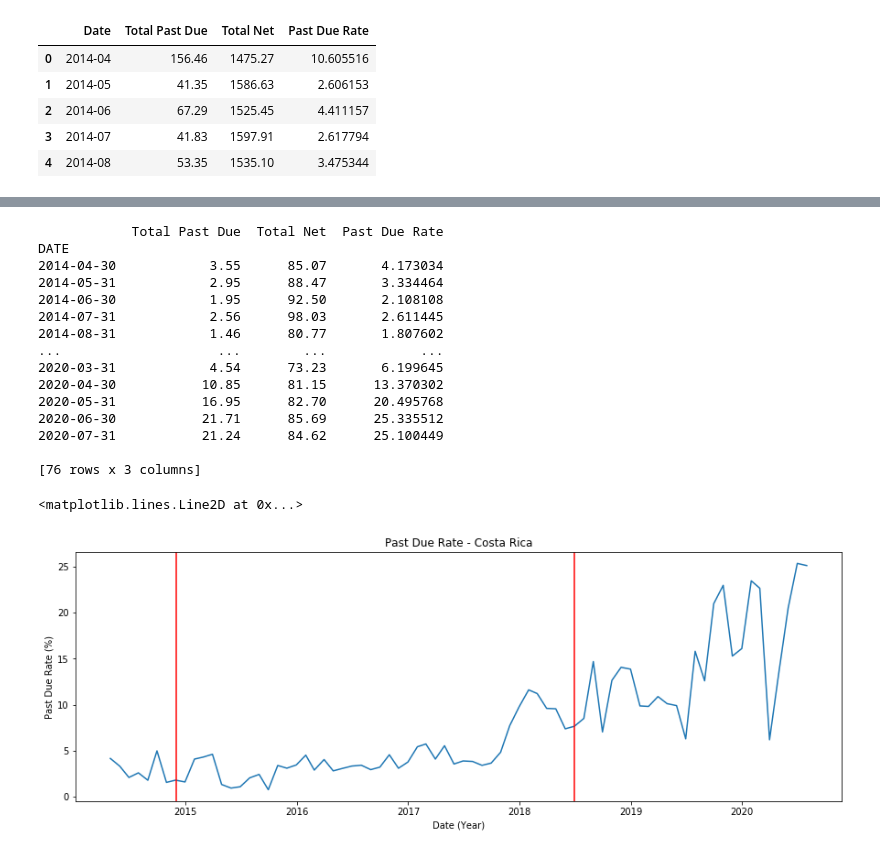
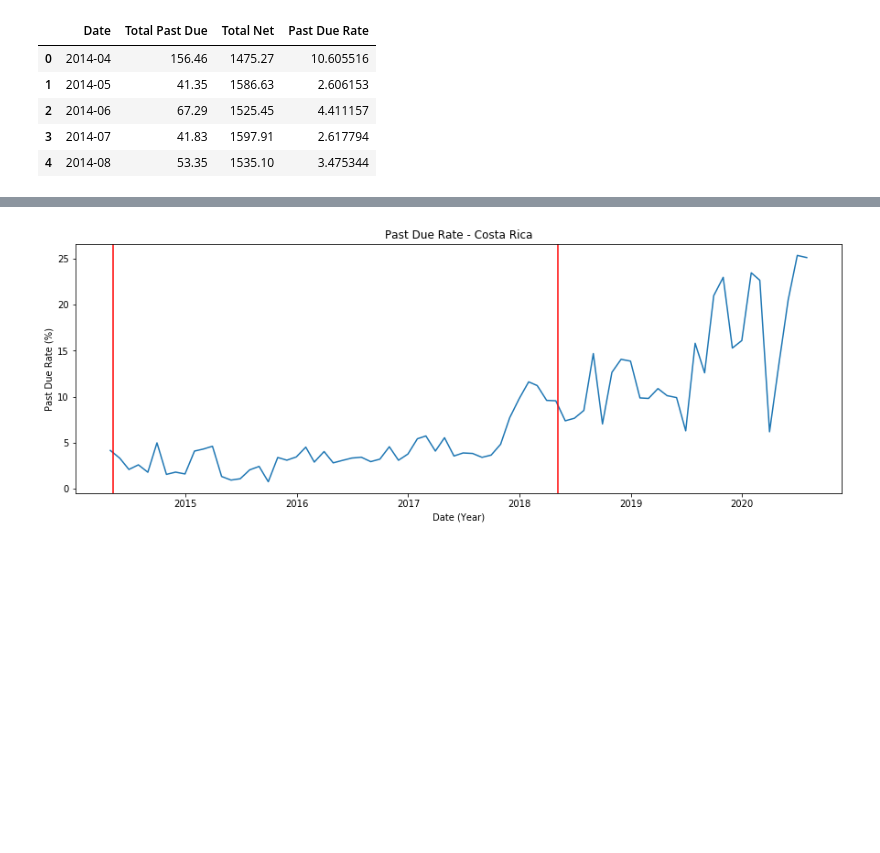
Before and after one commit to SergioGL8/P1---Digging-deep-in-past-due-patterns-, a Jupyter notebook: explore_visual.ipynb, the cells around one changed output, grey strips where cells are left out. Cells and saved outputs as stored; diff of their text form; code cells hidden in the pictures; blank space fills up the shorter version.

```diff
--- a/explore_visual.ipynb
+++ b/explore_visual.ipynb
@@ -452,17 +907,28 @@ past_due_index_pa = pd.DataFrame({
     "Past Due Rate": (sum_past_due_pa / total_net_pa) * 100
 
 })
-print(past_due_index_pa)
+#print(past_due_index_pa)
 
+panama_presidents_df = presidents_df_1.loc[presidents_df_1['Country'] == 'Panama']
+#print(panama_presidents_df)
+
+#print(past_due_index_mx )
 fig = plt.figure(figsize=(15,5))
-
 y = past_due_index_pa['Past Due Rate']
 x = past_due_index_pa.index
 plt.title('Past Due Rate - Panama')
 plt.xlabel('Date (Year)')
 plt.ylabel('Past Due Rate (%)')
 plt.plot(x,y)
-plt.axvline(dt.datetime(2014, 12, 1), color='red')
-plt.axvline(dt.datetime(2019, 7, 1), color='red')
-#plt.show()
+
+date_list = panama_presidents_df['Term Start'].tolist()
+
+for p in range(len(date_list)-1):
+    #print(date_list[p+1])
+    date = str(date_list[p+1])
+    year = int(str(date[0:4]))
+    month = int(str(date[5:7]))
+    day = int(str(date[8:10]))
+    plt.axvline(dt.datetime(year, month, day), color='red')
+    #print(month, day, year)
 # %% [output]
@@ -486,43 +936,39 @@ DATE
 # %%
 cr_df = extended_dataset_df.loc[(extended_dataset_df["Country"] == 'COSTA RICA')]
 cr_extended_dataset_df = cr_df.groupby(['DATE'])
 #print(new_extended_dataset_df)
 sum_past_due_cr = cr_extended_dataset_df['Past Due MLN'].sum()
 total_net_cr = cr_extended_dataset_df["Net Investment MLN"].sum()
 past_due_index_cr = pd.DataFrame({
     "Total Past Due": sum_past_due_cr,
     "Total Net": total_net_cr,
     "Past Due Rate": (sum_past_due_cr / total_net_cr) * 100
 
 })
-print(past_due_index_cr)
+#print(past_due_index_cr)
 
+
+cr_presidents_df = presidents_df_1.loc[presidents_df_1['Country'] == 'Costa Rica']
+#print(cr_presidents_df)
+
+#print(past_due_index_mx )
 fig = plt.figure(figsize=(15,5))
-
 y = past_due_index_cr['Past Due Rate']
 x = past_due_index_cr.index
 plt.title('Past Due Rate - Costa Rica')
 plt.xlabel('Date (Year)')
 plt.ylabel('Past Due Rate (%)')
 plt.plot(x,y)
-plt.axvline(dt.datetime(2014, 12, 1), color='red')
-plt.axvline(dt.datetime(2018, 7, 1), color='red')
-#plt.show()
+
+date_list = cr_presidents_df['Term Start'].tolist()
+
+for p in range(len(date_list)-1):
+    #print(date_list[p+1])
+    date = str(date_list[p+1])
+    year = int(str(date[0:4]))
+    month = int(str(date[5:7]))
+    day = int(str(date[8:10]))
+    plt.axvline(dt.datetime(year, month, day), color='red')
+    #print(month, day, year)
 # %% [output]
-            Total Past Due  Total Net  Past Due Rate
-DATE
-2014-04-30            3.55      85.07       4.173034
-2014-05-31            2.95      88.47       3.334464
-2014-06-30            1.95      92.50       2.108108
-2014-07-31            2.56      98.03       2.611445
-2014-08-31            1.46      80.77       1.807602
-...                    ...        ...            ...
-2020-03-31            4.54      73.23       6.199645
-2020-04-30           10.85      81.15      13.370302
-2020-05-31           16.95      82.70      20.495768
-2020-06-30           21.71      85.69      25.335512
-2020-07-31           21.24      84.62      25.100449
-
-[76 rows x 3 columns]
-<matplotlib.lines.Line2D at 0x...>
-[figure, old version]
+[figure, new version]
```
Also changed, not shown: parts of 40 cells of this notebook.
